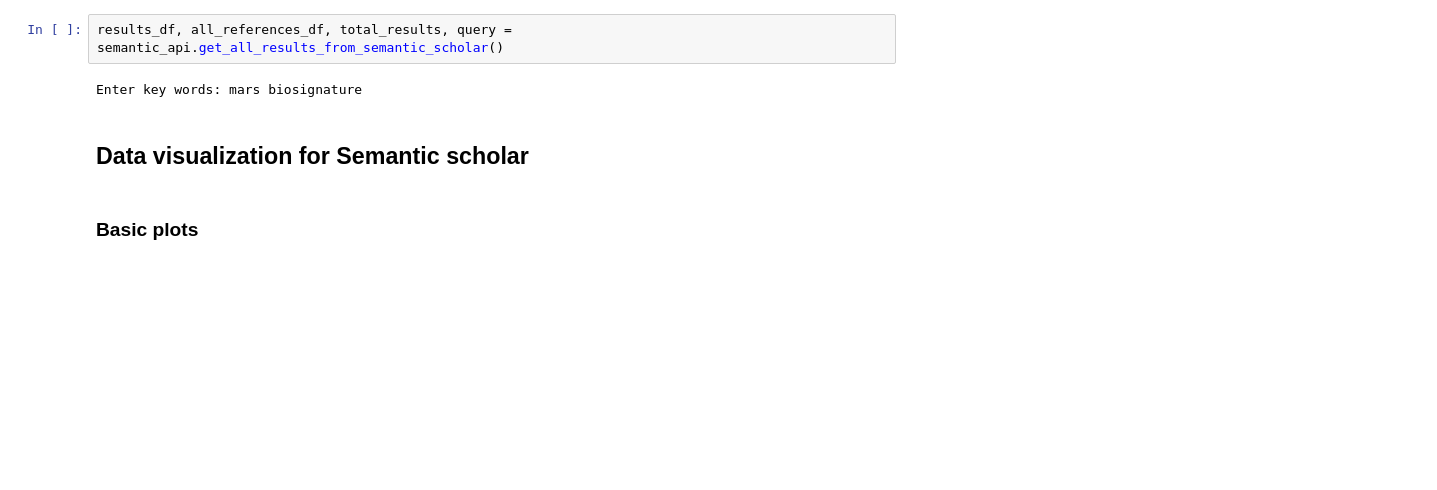
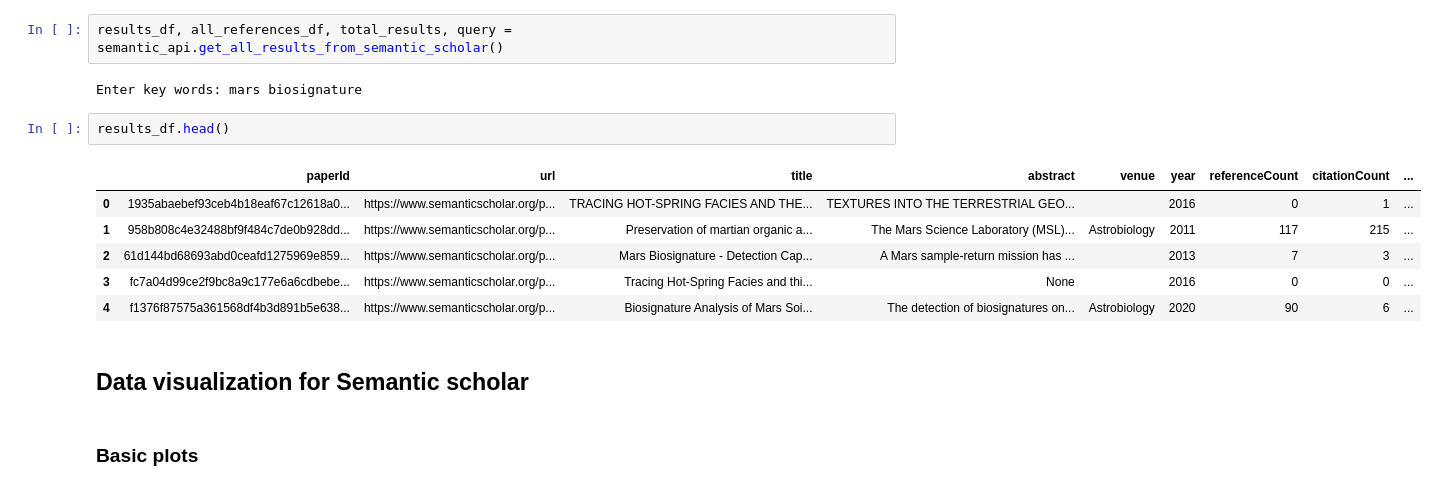
Before and after one commit to jhupiterz/research-analytics, a Jupyter notebook: Notebooks/semantic_api.ipynb, the cells around one changed output. Saved outputs shown, nothing was run; the diff lists cells and outputs as text; blank space fills up the shorter version.

```diff
--- a/Notebooks/semantic_api.ipynb
+++ b/Notebooks/semantic_api.ipynb
@@ -28,6 +29,15 @@ The autoreload extension is already loaded. To reload it, use:
 results_df, all_references_df, total_results, query = semantic_api.get_all_results_from_semantic_scholar()
 # %% [output]
 Enter key words: mars biosignature
+# %%
+results_df.head()
+# %% [output]
+|  | paperId | url | title | abstract | venue | year | referenceCount | citationCount | ... |
+| 0 | 1935abaebef93ceb4b18eaf67c12618a0... | https://www.semanticscholar.org/p... | TRACING HOT-SPRING FACIES AND THE... | TEXTURES INTO THE TERRESTRIAL GEO... |  | 2016 | 0 | 1 | ... |
+| 1 | 958b808c4e32488bf9f484c7de0b928dd... | https://www.semanticscholar.org/p... | Preservation of martian organic a... | The Mars Science Laboratory (MSL)... | Astrobiology | 2011 | 117 | 215 | ... |
+| 2 | 61d144bd68693abd0ceafd1275969e859... | https://www.semanticscholar.org/p... | Mars Biosignature - Detection Cap... | A Mars sample-return mission has ... |  | 2013 | 7 | 3 | ... |
+| 3 | fc7a04d99ce2f9bc8a9c177e6a6cdbebe... | https://www.semanticscholar.org/p... | Tracing Hot-Spring Facies and thi... | None |  | 2016 | 0 | 0 | ... |
+| 4 | f1376f87575a361568df4b3d891b5e638... | https://www.semanticscholar.org/p... | Biosignature Analysis of Mars Soi... | The detection of biosignatures on... | Astrobiology | 2020 | 90 | 6 | ... |
 # %% [markdown]
 ## Data visualization for Semantic scholar
 # %% [markdown]
```
Also changed, not shown: parts of 3 cells of this notebook, 2 other files.
